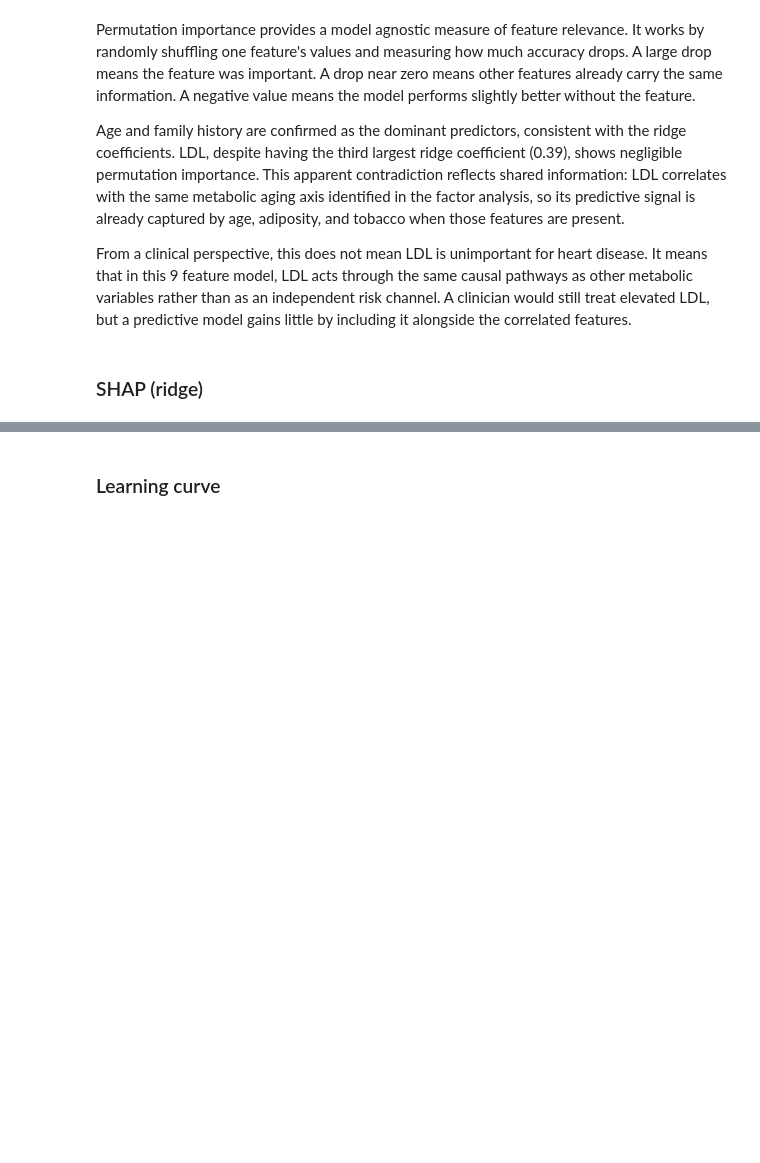
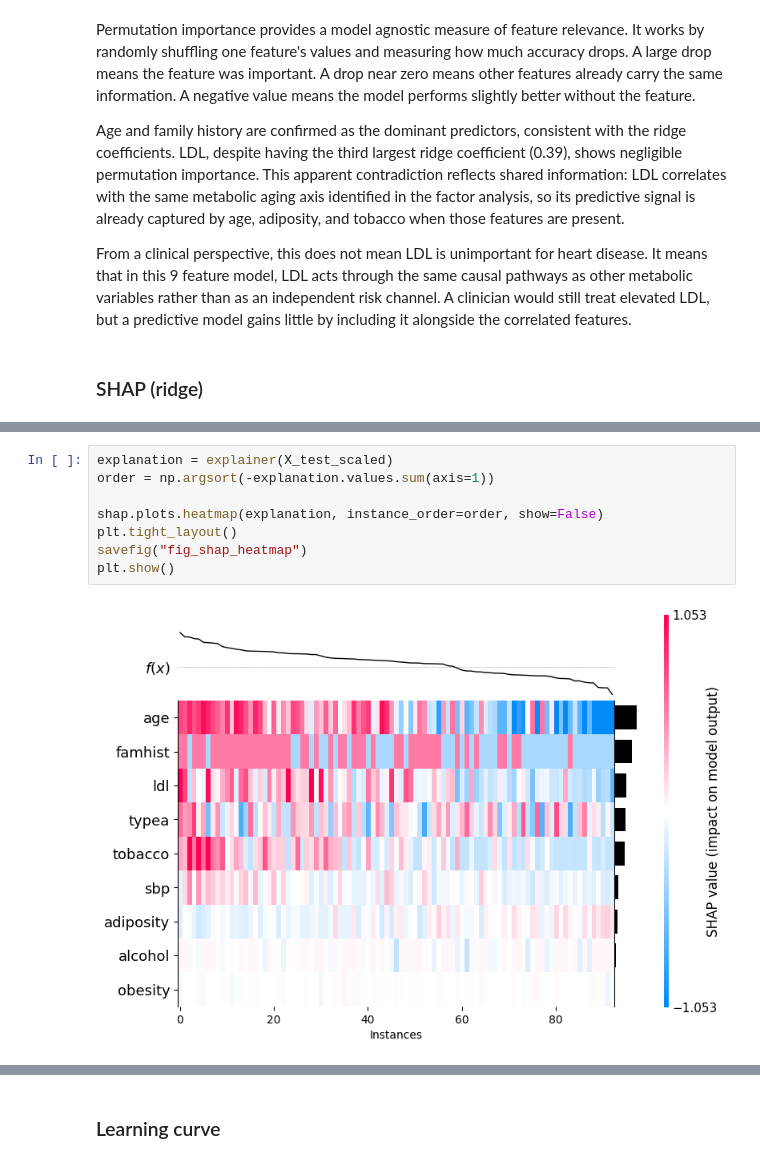
Before and after one commit to ytterbiu/SMM636-ML-a02-heart-disease, a Jupyter notebook: ml-smm636-a02-heart-disease.ipynb, the cells around one changed output, grey strips where cells are left out. Drawn from its saved outputs; the diff is of its cells as text; blank space fills up the shorter version.

```diff
--- a/ml-smm636-a02-heart-disease.ipynb
+++ b/ml-smm636-a02-heart-disease.ipynb
@@ -703,0 +701,10 @@ plt.show()
+# %%
+explanation = explainer(X_test_scaled)
+order = np.argsort(-explanation.values.sum(axis=1))
+
+shap.plots.heatmap(explanation, instance_order=order, show=False)
+plt.tight_layout()
+savefig("fig_shap_heatmap")
+plt.show()
+# %% [output]
+[figure, added]
```
Also changed, not shown: parts of 14 cells of this notebook.
